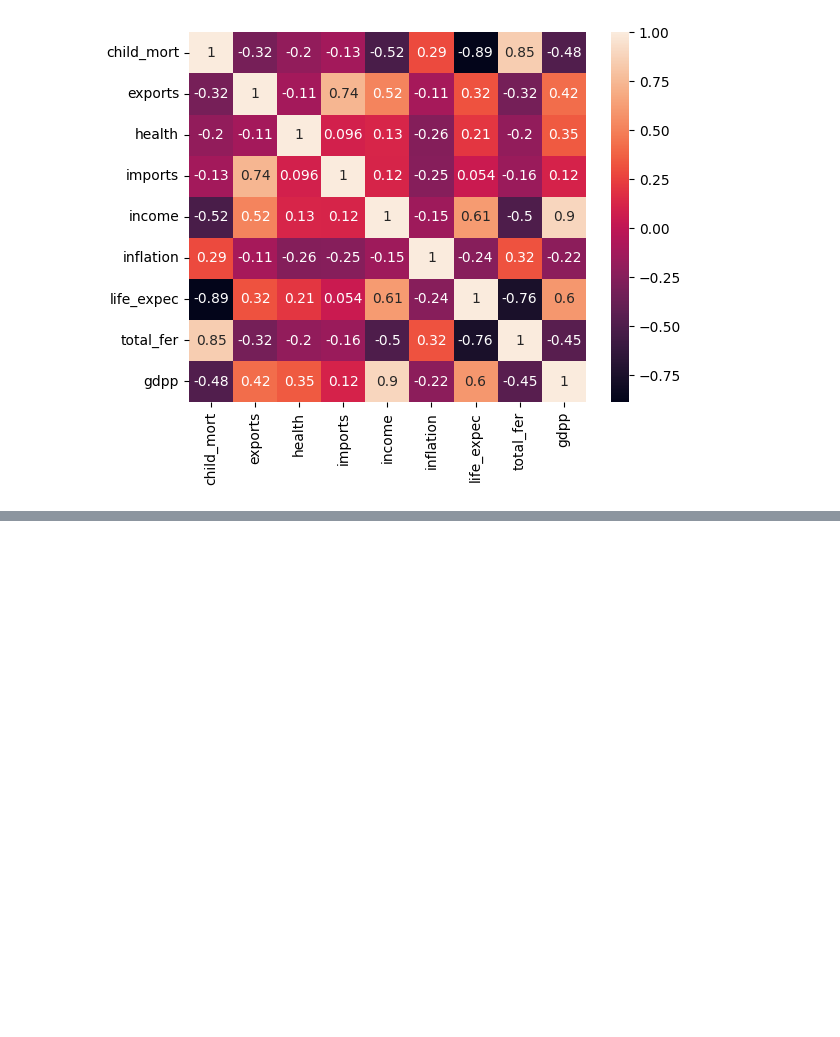
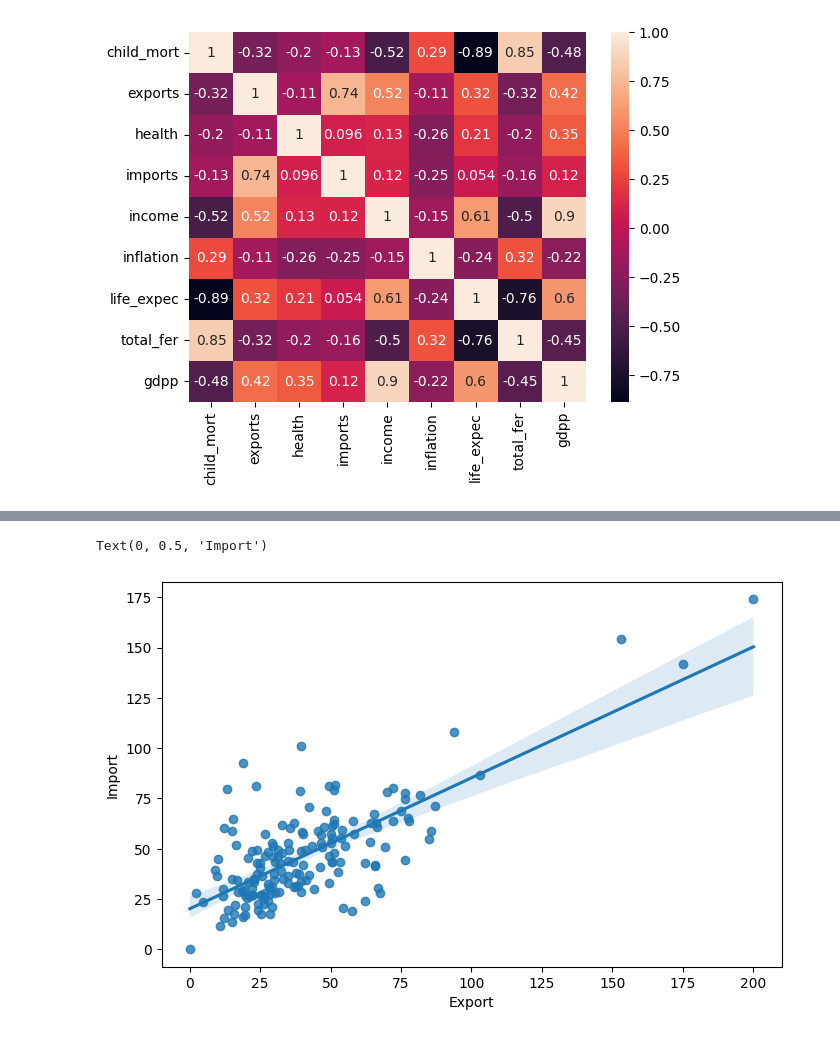
Before and after one commit to mikeethanh/machineLearning, a Jupyter notebook: UnsupervisedLearning/CLustering/HierarchicalClustering/Country-data/countryData.ipynb, the cells around one changed output, grey strips where cells are left out. Cells and saved outputs as stored; diff of their text form; code cells hidden in the pictures; blank space fills up the shorter version.

```diff
--- a/UnsupervisedLearning/CLustering/HierarchicalClustering/Country-data/countryData.ipynb
+++ b/UnsupervisedLearning/CLustering/HierarchicalClustering/Country-data/countryData.ipynb
@@ -69,0 +78,8 @@ sns.heatmap (corr_matrix,annot=True)
+# %%
+plt.figure(figsize=(8,5))
+sns.regplot(x = 'exports', y = 'imports',data = data)
+plt.xlabel('Export')
+plt.ylabel('Import')
+# %% [output]
+Text(0, 0.5, 'Import')
+[figure, added]
```
Also changed, not shown: parts of 25 cells of this notebook.
